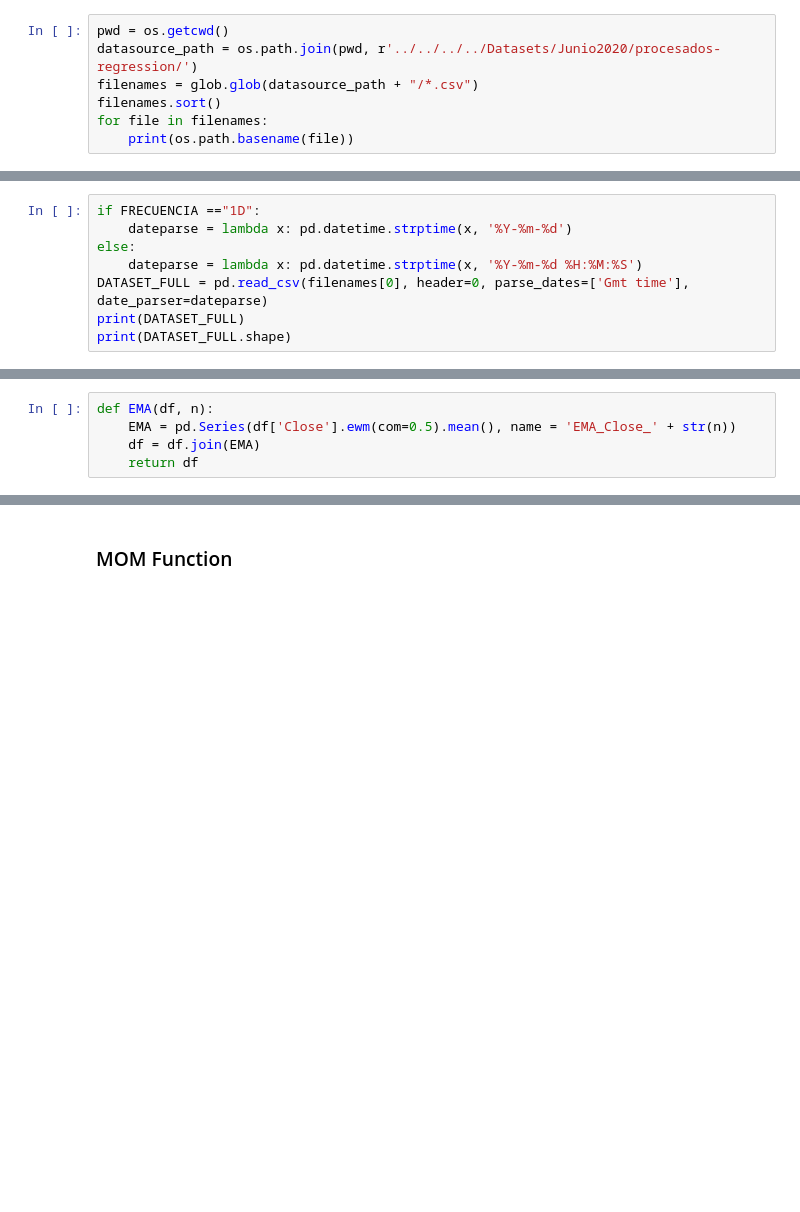
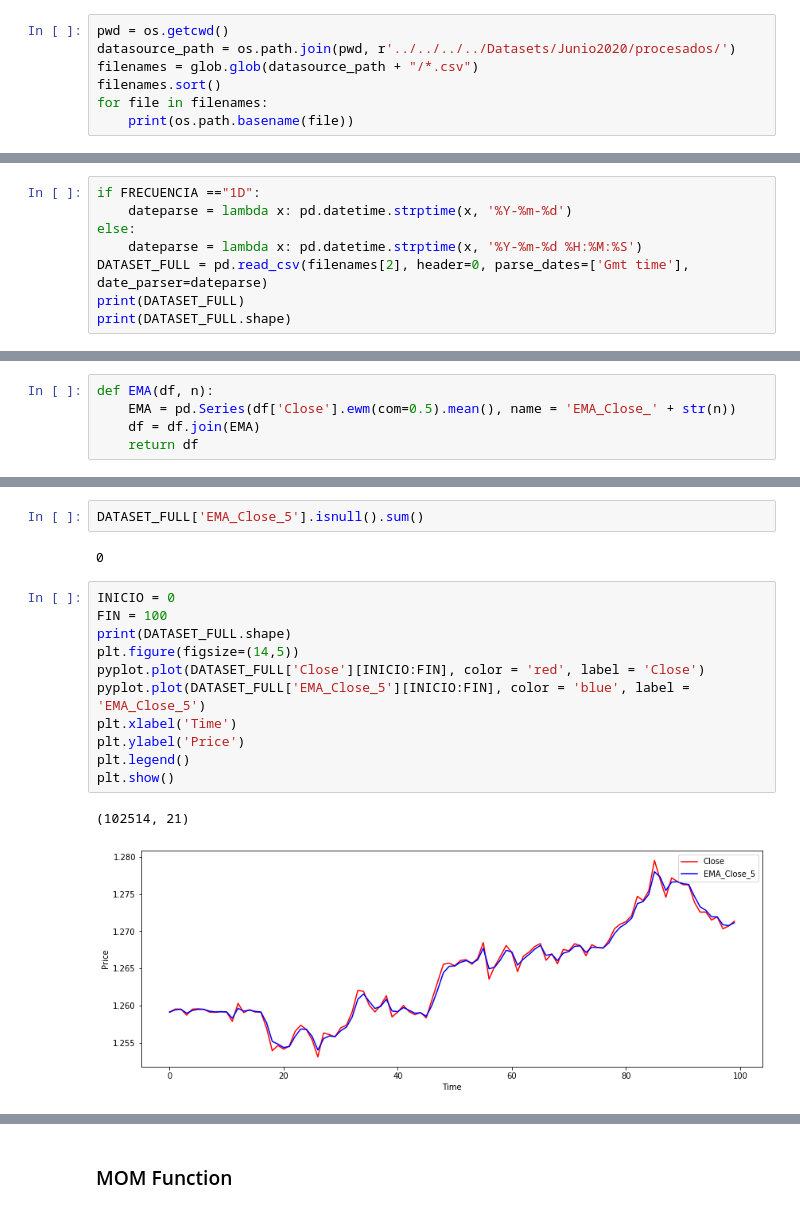
Before and after one commit to mawrer/forex_prediction, a Jupyter notebook: Jupyter Notebooks/IDI4/dataset_regression/Adding Features/EURUSD_1H_ADD_INDICATORS.ipynb, the cells around one changed output, grey strips where cells are left out. Drawn from its saved outputs; the diff is of its cells as text; blank space fills up the shorter version.

```diff
--- a/Jupyter Notebooks/IDI4/dataset_regression/Adding Features/EURUSD_1H_ADD_INDICATORS.ipynb
+++ b/Jupyter Notebooks/IDI4/dataset_regression/Adding Features/EURUSD_1H_ADD_INDICATORS.ipynb
@@ -20,7 +22,7 @@ FRECUENCIA = "1H"
 NUM_FEATURES = 0
 # %%
 pwd = os.getcwd()
-datasource_path = os.path.join(pwd, r'../../../../Datasets/Junio2020/procesados-regression/')
+datasource_path = os.path.join(pwd, r'../../../../Datasets/Junio2020/procesados/')
 filenames = glob.glob(datasource_path + "/*.csv")
 filenames.sort()
 for file in filenames:
@@ -36,7 +42,7 @@ if FRECUENCIA =="1D":
     dateparse = lambda x: pd.datetime.strptime(x, '%Y-%m-%d')
 else:
     dateparse = lambda x: pd.datetime.strptime(x, '%Y-%m-%d %H:%M:%S')
-DATASET_FULL = pd.read_csv(filenames[0], header=0, parse_dates=['Gmt time'], date_parser=dateparse)
+DATASET_FULL = pd.read_csv(filenames[2], header=0, parse_dates=['Gmt time'], date_parser=dateparse)
 print(DATASET_FULL)
 print(DATASET_FULL.shape)
 # %% [output]
@@ -83,0 +102,18 @@ DATASET_FULL
+# %%
+DATASET_FULL['EMA_Close_5'].isnull().sum()
+# %% [output]
+0
+# %%
+INICIO = 0
+FIN = 100
+print(DATASET_FULL.shape)
+plt.figure(figsize=(14,5))
+pyplot.plot(DATASET_FULL['Close'][INICIO:FIN], color = 'red', label = 'Close')
+pyplot.plot(DATASET_FULL['EMA_Close_5'][INICIO:FIN], color = 'blue', label = 'EMA_Close_5')
+plt.xlabel('Time')
+plt.ylabel('Price')
+plt.legend()
+plt.show()
+# %% [output]
+(102514, 21)
+[figure, added]
```
Also changed, not shown: parts of 49 cells of this notebook, 23 other files.
